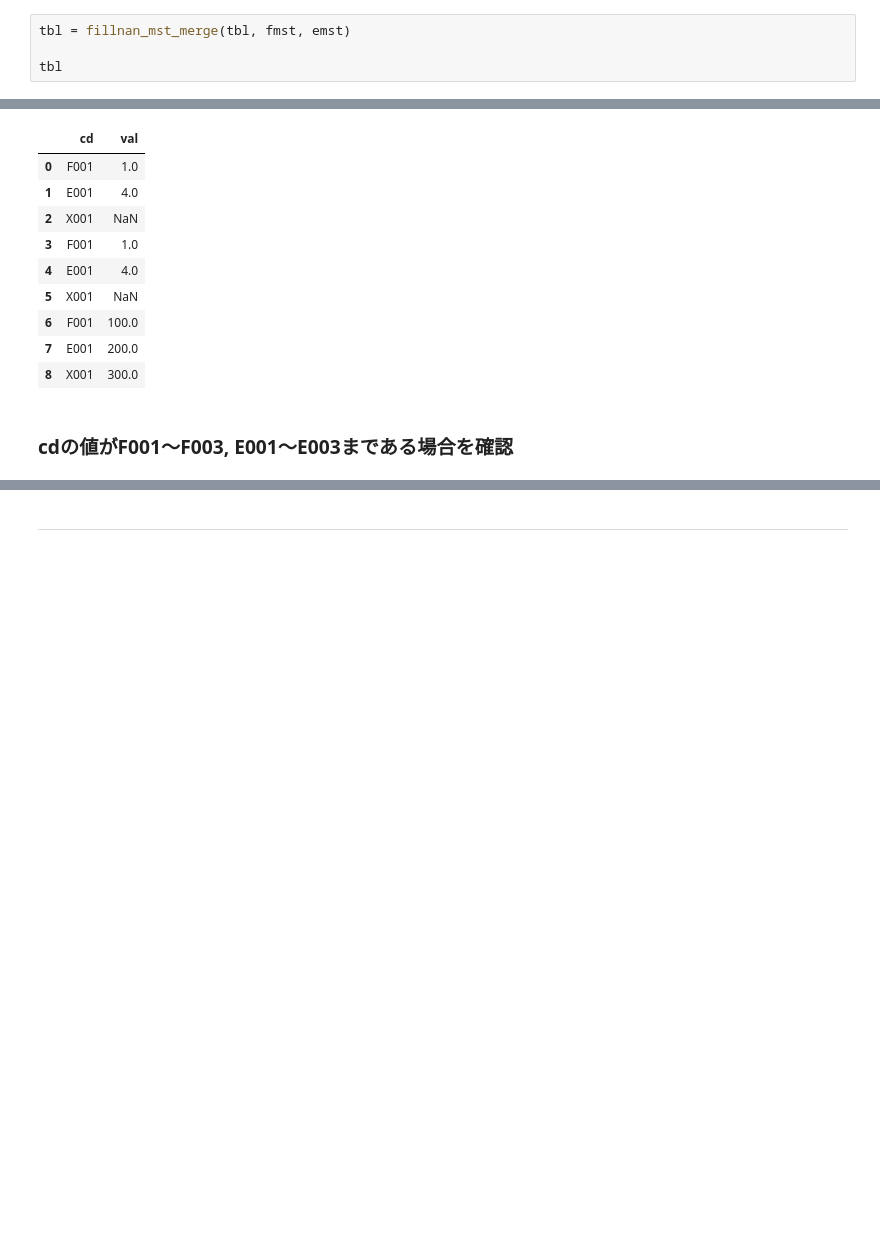
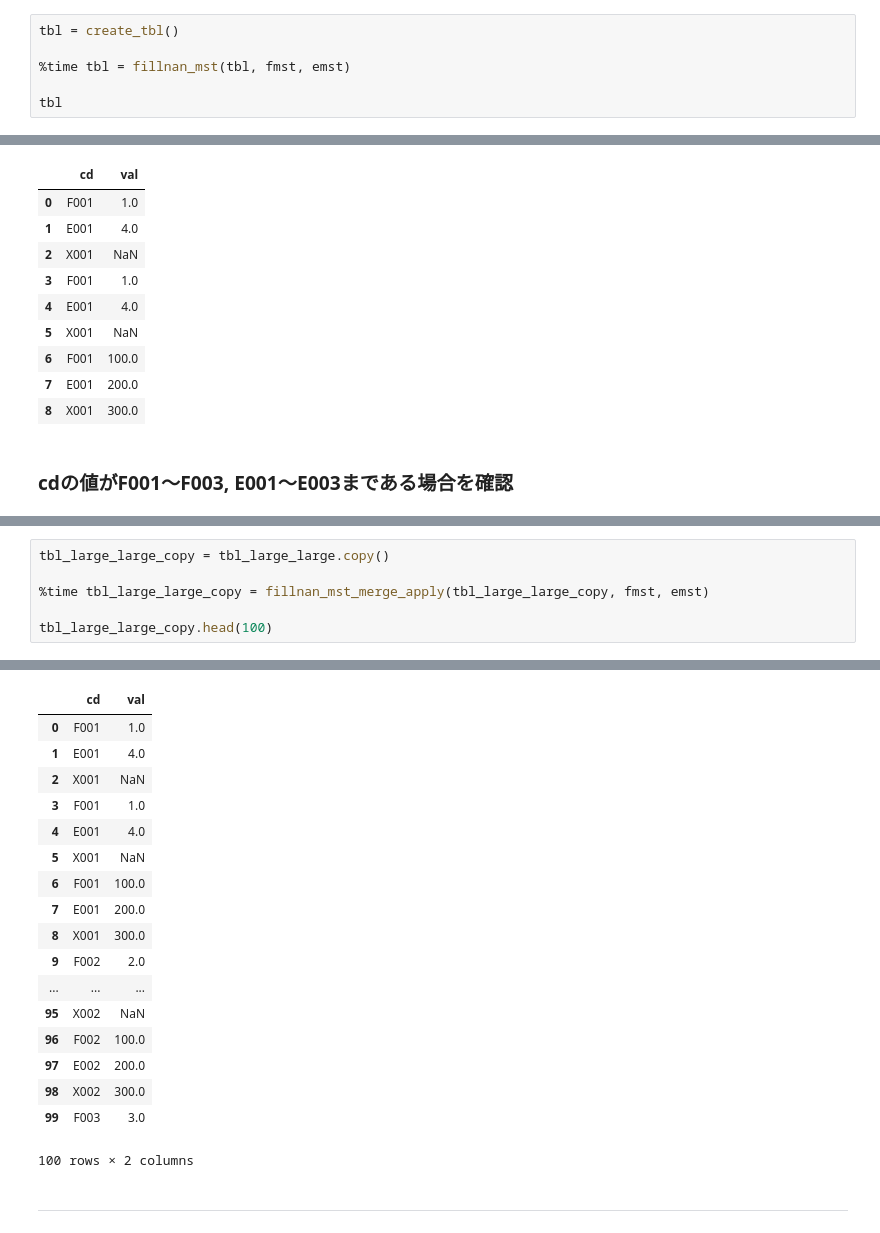
Before and after one commit to iidaatcnt/Testing-of-josn-to-csv-formatting-by-pandas, a Jupyter notebook: jupyter/03_tables.ipynb, the cells around one changed output, grey strips where cells are left out. Drawn from its saved outputs; the diff is of its cells as text; blank space fills up the shorter version.

Commit message:
not use apply method

```diff
--- a/jupyter/03_tables.ipynb
+++ b/jupyter/03_tables.ipynb
@@ -205,7 +218,9 @@ def fillnan_mst_merge(tbl, fmst, emst):
 # %% [markdown]
 ### ベースのdfで確認
 # %%
-tbl = fillnan_mst_merge(tbl, fmst, emst)
+tbl = create_tbl()
+
+%time tbl = fillnan_mst(tbl, fmst, emst)
 
 tbl
 # %% [output]
@@ -297,0 +467,7 @@ tbl_large
+# %%
+tbl_large_large_copy = tbl_large_large.copy()
+
+%time tbl_large_large_copy = fillnan_mst_merge_apply(tbl_large_large_copy, fmst, emst)
+
+tbl_large_large_copy.head(100)
+# %% [output]
@@ -298,3 +475,21 @@ tbl_large
+|  | cd | val |
+| 0 | F001 | 1.0 |
+| 1 | E001 | 4.0 |
+| 2 | X001 | NaN |
+| 3 | F001 | 1.0 |
+| 4 | E001 | 4.0 |
+| 5 | X001 | NaN |
+| 6 | F001 | 100.0 |
+| 7 | E001 | 200.0 |
+| 8 | X001 | 300.0 |
+| 9 | F002 | 2.0 |
+| ... | ... | ... |
+| 95 | X002 | NaN |
+| 96 | F002 | 100.0 |
+| 97 | E002 | 200.0 |
+| 98 | X002 | 300.0 |
+| 99 | F003 | 3.0 |
+100 rows × 2 columns
 # %% [markdown]
 ---
 # %% [markdown]
```
Also changed, not shown: parts of 27 cells of this notebook.
